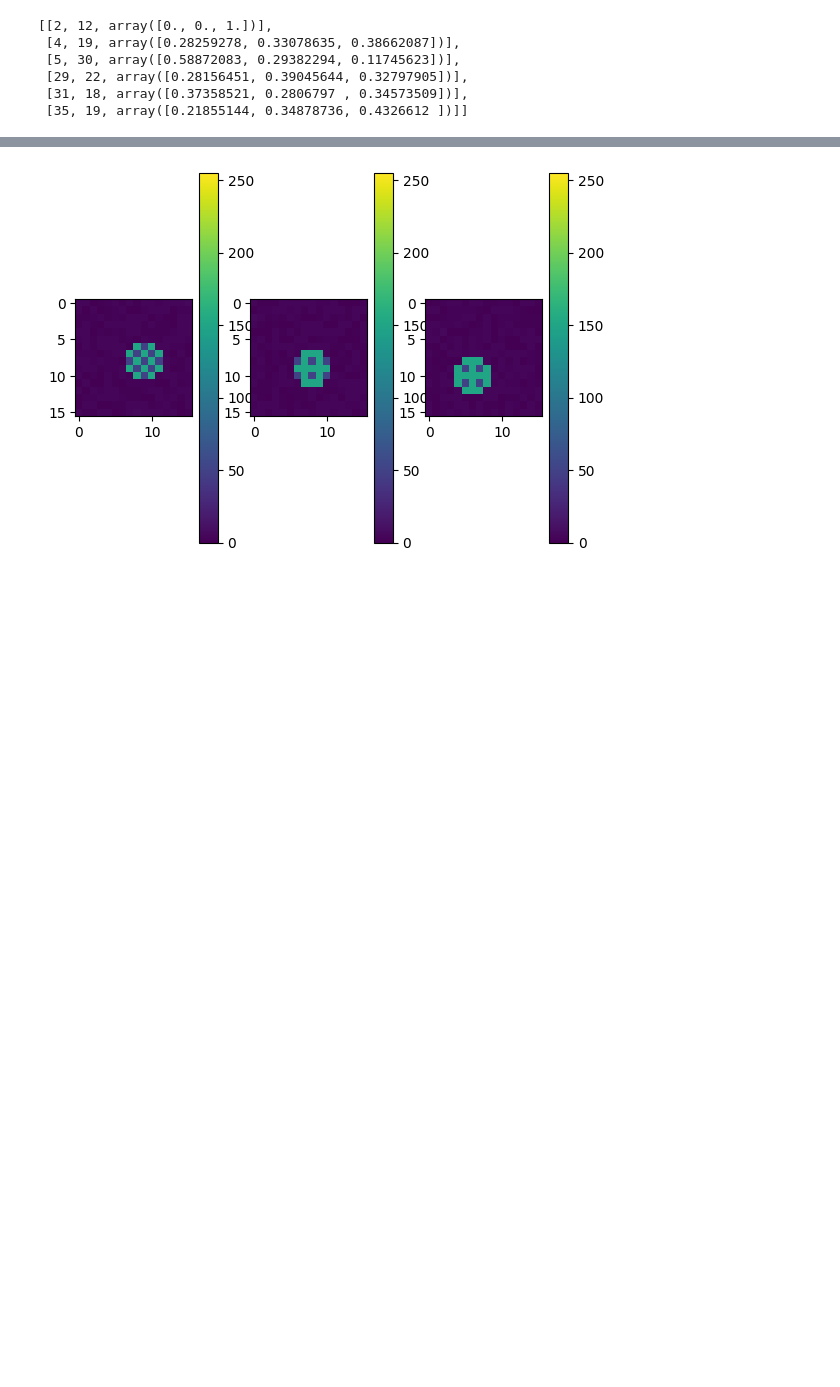
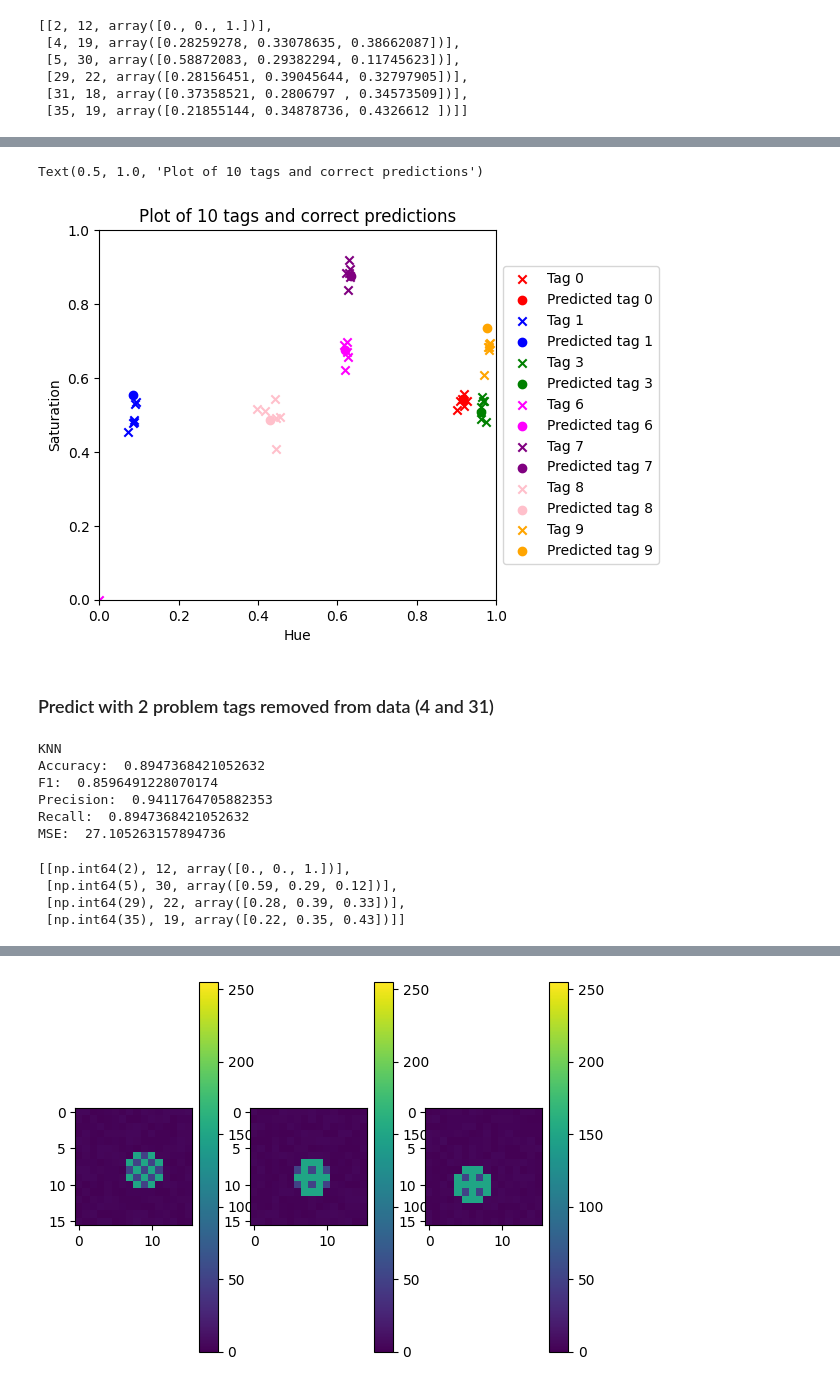
Before and after one commit to acb21kb/bumblebee-tags, a Jupyter notebook: open_files.ipynb, the cells around one changed output, grey strips where cells are left out. Saved outputs shown, nothing was run; the diff lists cells and outputs as text; code cells hidden in the pictures; blank space fills up the shorter version.

```diff
--- a/open_files.ipynb
+++ b/open_files.ipynb
@@ -788,0 +787,64 @@ Text(0.5, 1.0, 'KNN incorrectly predicted tags in Hue and Saturation')
+# %%
+ax = plt.axes()
+
+indices = [i[0] for i in incorrect]
+c = ['r', 'b', 'g',  'magenta', 'purple', 'pink', 'orange']
+i=0
+for label in range(10):
+    if indices.__contains__(label):
+        continue
+    marker = 'x'
+    tagHS = np.array([[h, s] for (h, _, s) in [colorsys.rgb_to_hls(c[0], c[1], c[2]) for c in by_tag[label]]])
+    plt.scatter(tagHS[:, 0], tagHS[:, 1], marker=marker, c=c[i], label=f'Tag {label}')
+
+    marker = 'o'
+    (h, _, s) = colorsys.rgb_to_hls(test_set[label][0], test_set[label][1], test_set[label][2])
+    tagHS = [h, s]
+    plt.scatter(tagHS[0], tagHS[1], marker=marker, c=c[i], label=f'Predicted tag {predictions[label]}')
+    i+=1
+
+ax.set(xlim=(0, 1.0), ylim=(0, 1.0))
+box = ax.get_position()
+ax.set_position([box.x0, box.y0, box.width * 0.8, box.height])
+ax.legend(loc='center left', bbox_to_anchor=(1, 0.5))
+plt.xlabel('Hue')
+plt.ylabel('Saturation')
+plt.title(label='Plot of 10 tags and correct predictions')
+# %% [output]
+Text(0.5, 1.0, 'Plot of 10 tags and correct predictions')
+[figure, added]
+# %% [markdown]
+### Predict with 2 problem tags removed from data (4 and 31)
+# %%
+by_tag_all_removed = np.delete(by_tag, [4, 31], 0)
+by_tag_all_removed = by_tag_all_removed.reshape(228,3)
+by_tag_label_removed = np2.array(by_tag_labels)
+by_tag_label_removed = np2.delete(by_tag_label_removed, np.where(by_tag_label_removed == 4))
+by_tag_label_removed = np2.delete(by_tag_label_removed, np.where(by_tag_label_removed == 31))
+nums = np2.array(list(range(40)))
+labels_no4 = np.delete(nums, np.where(nums == 31))
+labels_no4 = np.delete(labels_no4, np.where(nums == 4))
+test_set_4 = np.delete(test_set, [4, 31], 0)
+
+knn_no4 = KNeighborsClassifier(5)
+knn_no4.fit(by_tag_all_removed, by_tag_label_removed)
+predictions_4 = knn_no4.predict(test_set_4)
+scores(predictions_4, labels_no4, "KNN")
+# %% [output]
+KNN
+Accuracy:  0.8947368421052632
+F1:  0.8596491228070174
+Precision:  0.9411764705882353
+Recall:  0.8947368421052632
+MSE:  27.105263157894736
+# %%
+incorrect_4 = []
+for i in range(predictions_4.shape[0]):
+    if predictions_4[i] != labels_no4[i]:
+        incorrect_4.append([labels_no4[i], int(predictions_4[i]), test_set_4[i]])
+incorrect_4
+# %% [output]
+[[np.int64(2), 12, array([0., 0., 1.])],
+ [np.int64(5), 30, array([0.59, 0.29, 0.12])],
+ [np.int64(29), 22, array([0.28, 0.39, 0.33])],
+ [np.int64(35), 19, array([0.22, 0.35, 0.43])]]
```
Also changed, not shown: parts of 13 cells of this notebook.
